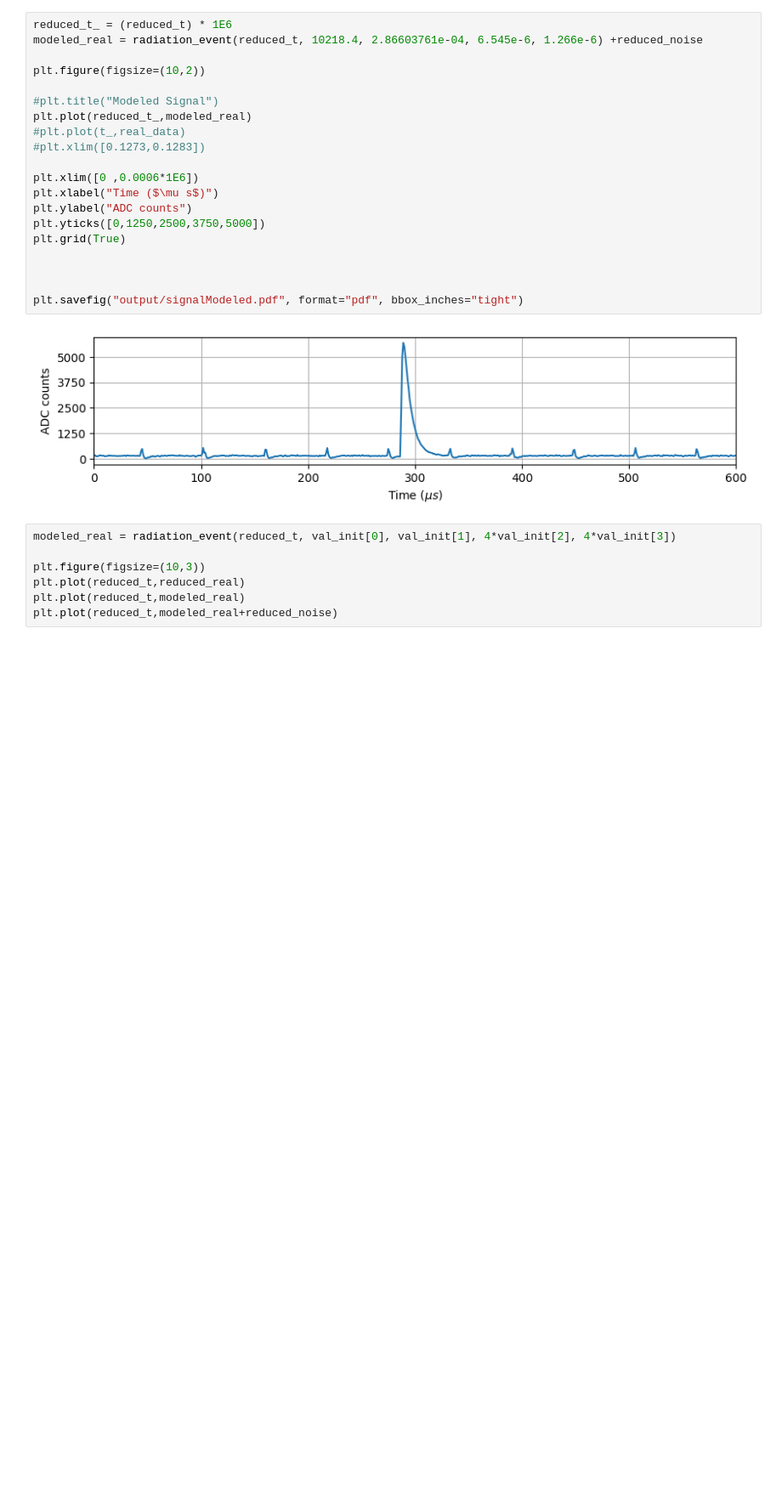
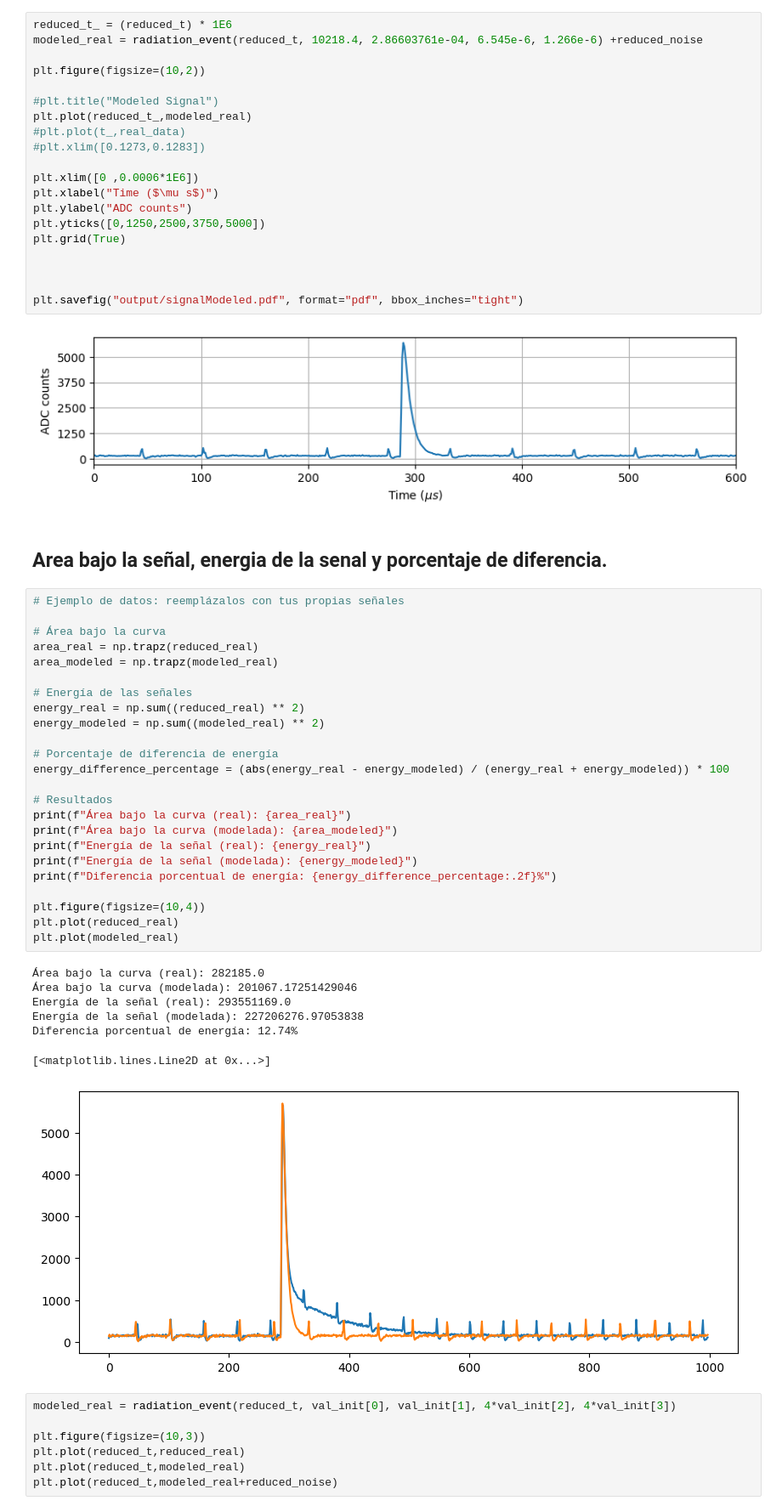
Before and after one commit to fabioc9675/TrapezoidalShaper_Prj, a Jupyter notebook: Notebooks/SimulateSignal.ipynb, the cells around one changed output. Shown: that part at 85% size. Saved outputs shown, nothing was run; the diff lists cells and outputs as text; blank space fills up the shorter version.

Commit message:
Modification in figures

```diff
--- a/Notebooks/SimulateSignal.ipynb
+++ b/Notebooks/SimulateSignal.ipynb
@@ -118,6 +118,40 @@ plt.grid(True)
 plt.savefig("output/signalModeled.pdf", format="pdf", bbox_inches="tight")
 # %% [output]
 [figure]
+# %% [markdown]
+## Area bajo la señal, energia de la senal y porcentaje de diferencia.
+# %%
+# Ejemplo de datos: reemplázalos con tus propias señales
+
+# Área bajo la curva
+area_real = np.trapz(reduced_real)
+area_modeled = np.trapz(modeled_real)
+
+# Energía de las señales
+energy_real = np.sum((reduced_real) ** 2)
+energy_modeled = np.sum((modeled_real) ** 2)
+
+# Porcentaje de diferencia de energía
+energy_difference_percentage = (abs(energy_real - energy_modeled) / (energy_real + energy_modeled)) * 100
+
+# Resultados
+print(f"Área bajo la curva (real): {area_real}")
+print(f"Área bajo la curva (modelada): {area_modeled}")
+print(f"Energía de la señal (real): {energy_real}")
+print(f"Energía de la señal (modelada): {energy_modeled}")
+print(f"Diferencia porcentual de energía: {energy_difference_percentage:.2f}%")
+
+plt.figure(figsize=(10,4))
+plt.plot(reduced_real)
+plt.plot(modeled_real)
+# %% [output]
+Área bajo la curva (real): 282185.0
+Área bajo la curva (modelada): 201067.17251429046
+Energía de la señal (real): 293551169.0
+Energía de la señal (modelada): 227206276.97053838
+Diferencia porcentual de energía: 12.74%
+[<matplotlib.lines.Line2D at 0x...>]
+[figure, added]
 # %%
 modeled_real = radiation_event(reduced_t, val_init[0], val_init[1], 4*val_init[2], 4*val_init[3])
 
```
Also changed, not shown: parts of 1 cell of this notebook, 23 other files.
